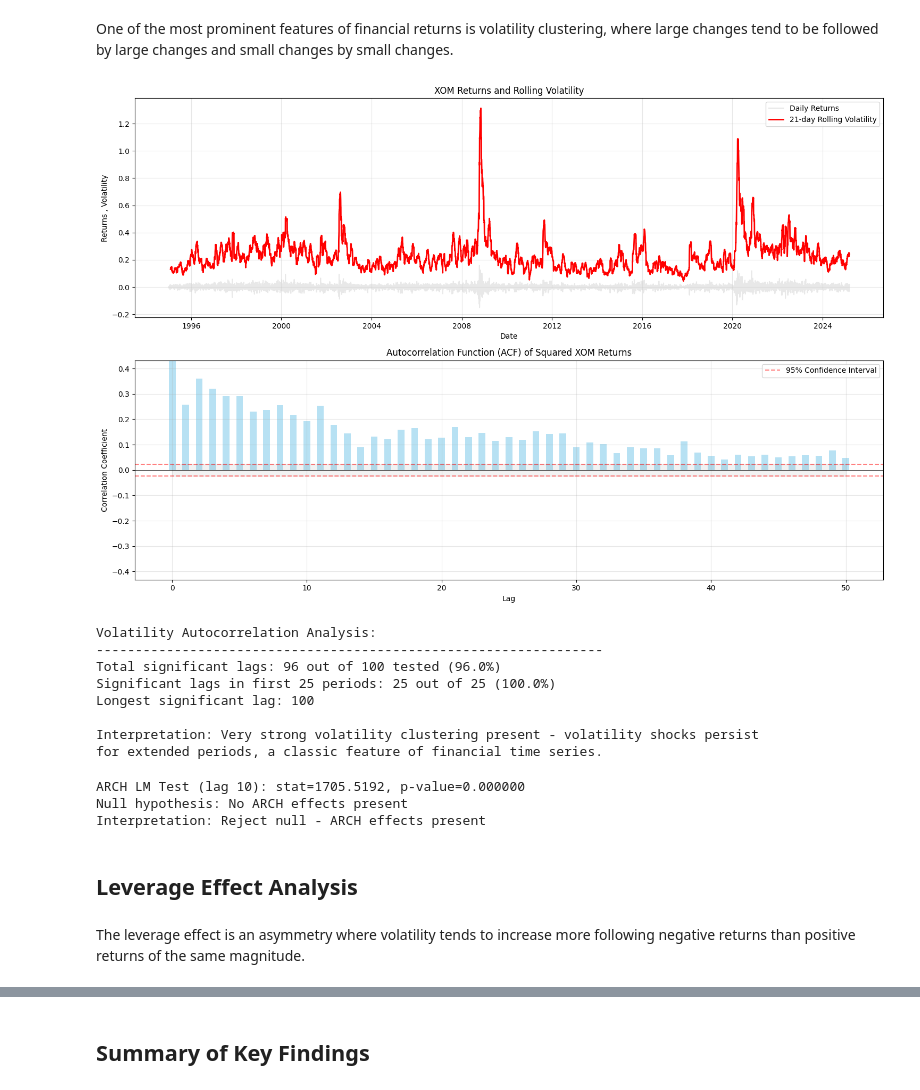
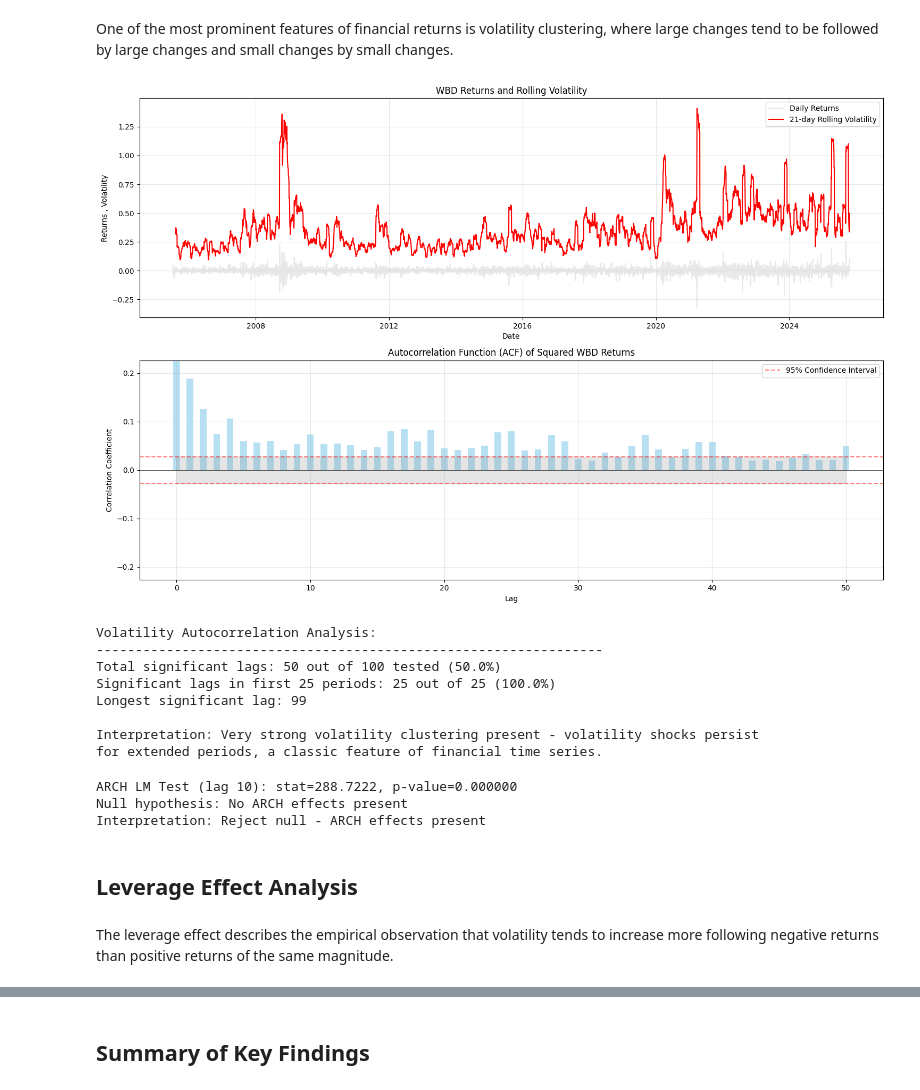
Before and after one commit to CharlieNestor/markov_switching_model_stocks, a Jupyter notebook: EDA_analysis.ipynb, the cells around one changed output, grey strips where cells are left out. Saved outputs shown, nothing was run; the diff lists cells and outputs as text; code cells hidden in the pictures.

Commit message:
Realingment
Align the jupyter file for the EDA, the README and the requirements. Improvements regarding layout and wording have been made in the EDA_analysis.

```diff
--- a/EDA_analysis.ipynb
+++ b/EDA_analysis.ipynb
@@ -23,7 +23,7 @@ from stock import Stock
 # %% [markdown]
 We can choose any valid ticker symbol for our analysis. The class will download the data from Yahoo Finance using the `yfinance` library.
 # %%
-ticker = 'XOM'
+ticker = 'WBD'
 my_stock = Stock(ticker)
 my_stock.load_data()
 # %% [output]
@@ -161,13 +178,14 @@ A key characteristic of financial returns is their non-normal distribution with
 # %%
 def remove_outliers(data, k=2):
     """
-    Helper function to remove outliers using IQR method
+    Helper function to remove outliers using IQR (interquartile range) method
     k: multiplier for IQR (default=2 for moderate outlier removal)
     :return: filtered data
     """
     Q1 = data.quantile(0.25)
     Q3 = data.quantile(0.75)
     IQR = Q3 - Q1
+    # remove some extreme (k*IQR) outliers
     return data[(data >= Q1 - k * IQR) & (data <= Q3 + k * IQR)]
 
 fig, (ax1, ax2) = plt.subplots(1, 2, figsize=(15, 6))
@@ -261,14 +279,17 @@ plt.legend()
 plt.tight_layout()
 plt.show()
 
+###########################################################################
+# AUTOCORRELATION ANALYSIS AND INTERPRETATION
+###########################################################################
+
 
 # Calculate ACF values (including lag 0)
-acf_values = acf(full_returns, nlags=75, fft=True)
+acf_values = acf(full_returns, nlags=70, fft=True)
 lags = np.arange(0, len(acf_values))
 
 # Find significant autocorrelation lags (excluding lag 0)
-significant_lags = [(lag, acf_values[lag]) for lag in range(1, len(acf_values))
-                    if abs(acf_values[lag]) > conf_level]
+significant_lags = [(lag, acf_values[lag]) for lag in range(1, len(acf_values)) if abs(acf_values[lag]) > conf_level]
 
 # Print only significant lags
 if significant_lags:
@@ -279,7 +300,7 @@ if significant_lags:
 
     for lag, value in significant_lags:
         direction = "Positive" if value > 0 else "Negative"
-        # Determine strength based on how many times it exceeds the confidence level
+        # Determine STRENGTH intensity based on how many times it exceeds the confidence level
         ratio = abs(value) / conf_level
         if ratio >= 3:
             strength = "Very Strong"
@@ -343,7 +364,7 @@ window = 21  # approximately one trading month
 rolling_vol = full_returns.rolling(window=window).std() * np.sqrt(252)  # annualized
 
 ax1.plot(full_returns.index, full_returns, color='lightgray', alpha=0.5, label='Daily Returns')
-ax1.plot(rolling_vol.index, rolling_vol, color='red', linewidth=2, label=f'{window}-day Rolling Volatility')
+ax1.plot(rolling_vol.index, rolling_vol, color='red', linewidth=1.5, label=f'{window}-day Rolling Volatility')
 ax1.set_title(f'{my_stock.ticker} Returns and Rolling Volatility')
 ax1.set_xlabel('Date')
 ax1.set_ylabel('Returns , Volatility')
@@ -369,7 +390,7 @@ ax2.axhline(y=conf_level, color='red', linestyle='--', alpha=0.5,
 ax2.axhline(y=-conf_level, color='red', linestyle='--', alpha=0.5)
 
 # Add shaded confidence interval area
-ax2.fill_between(lags, -conf_level, conf_level, color='gray', alpha=0.1)
+ax2.fill_between(lags, -conf_level, conf_level, color='gray', alpha=0.2)
 
 # Set titles and labels
 ax2.set_title(f'Autocorrelation Function (ACF) of Squared {my_stock.ticker} Returns')
@@ -386,69 +407,75 @@ ax2.legend()
 plt.tight_layout()
 plt.show()
 
+###########################################################################
+# VOLATILITY CLUSTERING ANALYSIS AND INTERPRETATION
+###########################################################################
+
 # Re-calculate ACF for more lags
 acf_sq_values = acf(squared_returns, nlags=100, fft=True)
 
 # Find significant autocorrelation lags for squared returns
-significant_sq_lags = [(lag, acf_sq_values[lag]) for lag in range(1, len(acf_sq_values))
-                      if abs(acf_sq_values[lag]) > conf_level]
+significant_sq_lags = [(lag, acf_sq_values[lag]) for lag in range(1, len(acf_sq_values)) if abs(acf_sq_values[lag]) > conf_level]
 
 # Count how many of the first 25 lags are significant
 first_25_significant = sum(1 for lag, _ in significant_sq_lags if lag <= 25)
 first_25_percentage = (first_25_significant / 25) * 100
 
 # Count total significant lags
 total_sq_lags = len(acf_sq_values) - 1  # Exclude lag 0
 significant_sq_percentage = (len(significant_sq_lags) / total_sq_lags) * 100
 
 # Print summary of significant lags
 print(f"Volatility Autocorrelation Analysis:")
 print("-" * 65)
 print(f"Total significant lags: {len(significant_sq_lags)} out of {total_sq_lags} tested ({significant_sq_percentage:.1f}%)")
 print(f"Significant lags in first 25 periods: {first_25_significant} out of 25 ({first_25_percentage:.1f}%)")
 print(f"Longest significant lag: {max([lag for lag, _ in significant_sq_lags]) if significant_sq_lags else 'None'}")
 
-# Interpretation based on findings with more nuanced thresholds for squared returns
+# Interpretation focused on a relative short term (first 25 lags)
 # For squared returns, we expect higher autocorrelation, so thresholds are higher
 if first_25_percentage >= 80:
     print("\nInterpretation: Very strong volatility clustering present - volatility shocks persist")
     print("for extended periods, a classic feature of financial time series.")
 elif first_25_percentage >= 60:
     print("\nInterpretation: Strong volatility clustering present - volatility shocks have")
     print("substantial persistence, typical of many financial markets.")
 elif first_25_percentage >= 40:
     print("\nInterpretation: Moderate volatility clustering present - volatility tends to")
     print("cluster but may dissipate more quickly than in highly persistent markets.")
 elif first_25_percentage >= 20:
     print("\nInterpretation: Weak volatility clustering - some short-term persistence in volatility,")
     print("but less pronounced than typically observed in financial markets.")
 else:
     print("\nInterpretation: Minimal volatility clustering detected - unusual for financial markets,")
     print("suggesting either very rapid mean reversion or potential data issues.")
 # %% [output]
-[figure, old version]
+[figure, new version]
 Volatility Autocorrelation Analysis:
 -----------------------------------------------------------------
-Total significant lags: 96 out of 100 tested (96.0%)
+Total significant lags: 50 out of 100 tested (50.0%)
 Significant lags in first 25 periods: 25 out of 25 (100.0%)
-Longest significant lag: 100
+Longest significant lag: 99
 
 Interpretation: Very strong volatility clustering present - volatility shocks persist
 for extended periods, a classic feature of financial time series.
 # %%
-# Test for ARCH effects (formal test for volatility clustering)
+# Engle's Lagrange Multiplier Test for ARCH effects (formal test for volatility clustering)
+# It checks whether the variance of the returns at a given time depends on the size of returns from previous periods.
+# H0: No ARCH effects present (variance is constant)
+
 lm_stat, lm_pvalue, f_stat, f_pvalue = het_arch(full_returns, nlags=10)
 print(f"ARCH LM Test (lag 10): stat={lm_stat:.4f}, p-value={lm_pvalue:.6f}")
 print("Null hypothesis: No ARCH effects present")
 print(f"Interpretation: {'Reject null - ARCH effects present' if lm_pvalue < 0.05 else 'Cannot reject null hypothesis'}")
 # %% [output]
-ARCH LM Test (lag 10): stat=1705.5192, p-value=0.000000
+ARCH LM Test (lag 10): stat=288.7222, p-value=0.000000
 Null hypothesis: No ARCH effects present
 Interpretation: Reject null - ARCH effects present
 # %% [markdown]
 ## Leverage Effect Analysis
 # %% [markdown]
-The leverage effect is an asymmetry where volatility tends to increase more following negative returns than positive returns of the same magnitude.
+The leverage effect describes the empirical observation that volatility tends to increase more following negative returns than positive returns of the same magnitude.
 # %%
 from statsmodels.nonparametric.smoothers_lowess import lowess
 
```
Also changed, not shown: parts of 15 cells of this notebook, 2 other files.
